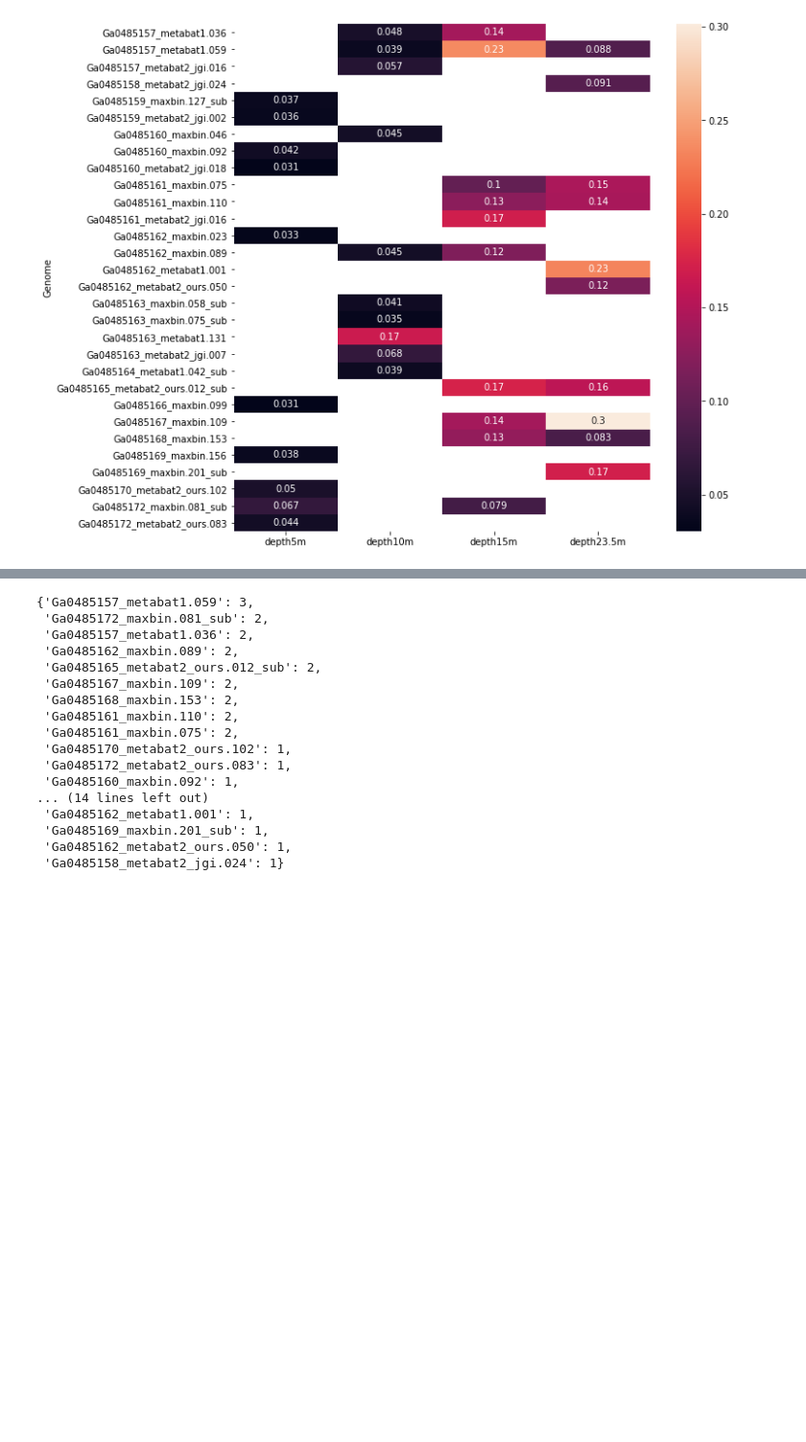
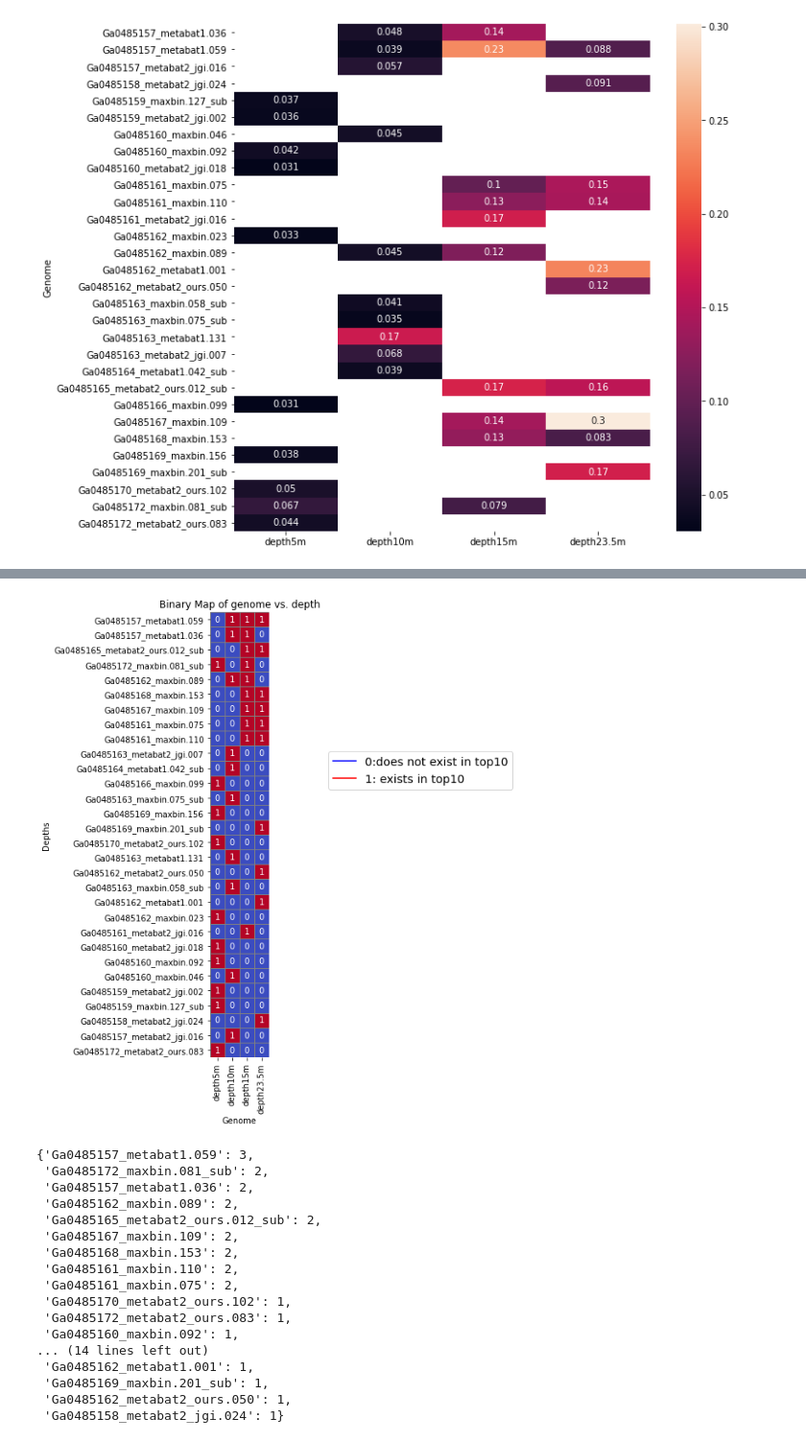
Before and after one commit to solislemuslab/lake-microbiome-data-analysis, a Jupyter notebook: lake-microbiome.ipynb, the cells around one changed output, grey strips where cells are left out. Shown at 96% size. Saved outputs shown, nothing was run; the diff lists cells and outputs as text; code cells hidden in the pictures; blank space fills up the shorter version.

Commit message:
adding legend that represent color in the binary map

```diff
--- a/lake-microbiome.ipynb
+++ b/lake-microbiome.ipynb
@@ -646,3 +612,52 @@ plt.show()
+# %%
+#treat the NAN values as 0 and others as 1, binary plot
+
+import matplotlib.pyplot as plt
+import seaborn as sns
+
+# Create the binary plot
+fig, ax = plt.subplots(figsize=(10,10))
+
+# Replace NaN values with 0
+df_top10_depth_binary = df_top10.fillna(0)
+
+# Replace non-zero values with 1
+df_depth_binary = df_top10_depth_binary.where(df_top10_depth_binary == 0, other=1)
+
+# Sort the rows based on their sum
+df_depth_binary = df_depth_binary.loc[df_depth_binary.sum(axis=1).sort_values(ascending=False).index]
+
+# Create a heatmap with binary values
+sns.heatmap(df_depth_binary, annot=True, cmap='coolwarm', vmin=0, vmax=1,
+            cbar=False, square=True, linewidths=0.5, linecolor='gray')
+
+
+legend_text = '0:does not exist in top10\n1: exists in top10'
+
+handles = []
+labels = legend_text.split('\n')
+for label in labels:
+    parts = label.split(':')
+    color = 'red' if parts[0] == '1' else 'blue'
+    handles.append(ax.plot([], [], color=color, label=label)[0])
+
+# Specify the exact location of the legend
+x = 5
+y = 0.5
+width = 0.2
+height = 0.2
+
+ax.legend(handles=handles, bbox_to_anchor=(x, y, width, height), fontsize=14)
+
+# Add axis labels and title
+ax.set_xlabel('Genome')
+ax.set_ylabel('Depths')
+ax.set_title('Binary Map of genome vs. depth')
+
+# Show the plot
+plt.show()
+# %% [output]
+[figure, added]
 # %%
 #here we are only focusing on top 10 for each depth
 count_top10_depth={}
```
Also changed, not shown: parts of 5 cells of this notebook, 2 other files.
